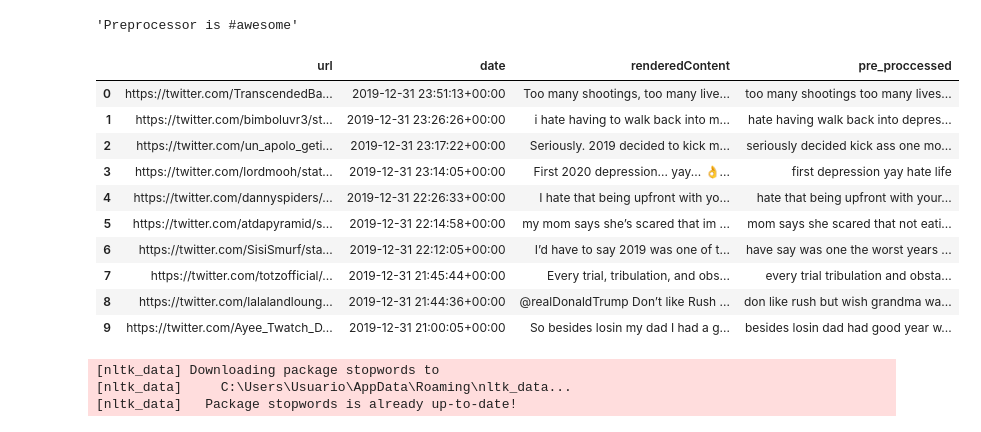
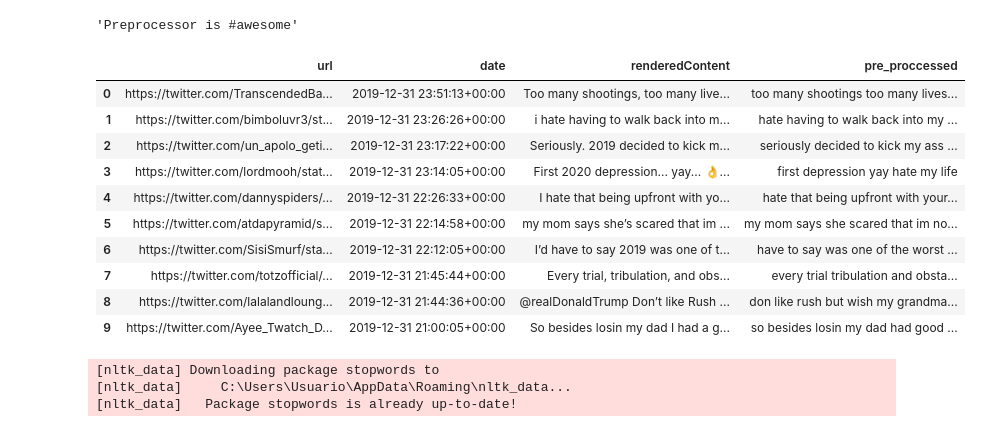
Before and after one commit to AnaPao1998/Thesis, a Jupyter notebook: data_to_use/testing_preprocess_libraries.ipynb, the cells around one changed output. Drawn from its saved outputs; the diff is of its cells as text; code cells hidden in the pictures.

```diff
--- a/data_to_use/testing_preprocess_libraries.ipynb
+++ b/data_to_use/testing_preprocess_libraries.ipynb
@@ -44,24 +50,24 @@ depression_df['pre_proccessed'] = depression_df['renderedContent'].apply(lambda
 # %%
 #removing punctuations, numbers and special characters
 #regular expression = any character that's not az or AZ or #
-depression_df['pre_proccessed'] = depression_df['pre_proccessed'].str.replace("[^a-zA-Z#]", " ")
+depression_df['pre_proccessed']= depression_df['pre_proccessed'].str.replace("[^a-zA-Z#]", " ")
 
 #removing short words
-depression_df['pre_proccessed'] = depression_df['pre_proccessed'].apply(lambda x: ' '.join([w for w in x.split() if len(w)>2]))
+depression_df['pre_proccessed'] = depression_df['pre_proccessed'].apply(lambda x: ' '.join([w for w in x.split() if len(w) > 1]))
 
 depression_df.head(10)
 # %% [output]
 |  | url | date | renderedContent | pre_proccessed |
 | 0 | https://twitter.com/TranscendedBa... | 2019-12-31 23:51:13+00:00 | Too many shootings, too many live... | too many shootings too many lives... |
-| 1 | https://twitter.com/bimboluvr3/st... | 2019-12-31 23:26:26+00:00 | i hate having to walk back into m... | hate having walk back into depres... |
-| 2 | https://twitter.com/un_apolo_geti... | 2019-12-31 23:17:22+00:00 | Seriously. 2019 decided to kick m... | seriously decided kick ass one mo... |
-| 3 | https://twitter.com/lordmooh/stat... | 2019-12-31 23:14:05+00:00 | First 2020 depression... yay... 👌... | first depression yay hate life |
+| 1 | https://twitter.com/bimboluvr3/st... | 2019-12-31 23:26:26+00:00 | i hate having to walk back into m... | hate having to walk back into my ... |
+| 2 | https://twitter.com/un_apolo_geti... | 2019-12-31 23:17:22+00:00 | Seriously. 2019 decided to kick m... | seriously decided to kick my ass ... |
+| 3 | https://twitter.com/lordmooh/stat... | 2019-12-31 23:14:05+00:00 | First 2020 depression... yay... 👌... | first depression yay hate my life |
 | 4 | https://twitter.com/dannyspiders/... | 2019-12-31 22:26:33+00:00 | I hate that being upfront with yo... | hate that being upfront with your... |
-| 5 | https://twitter.com/atdapyramid/s... | 2019-12-31 22:14:58+00:00 | my mom says she’s scared that im ... | mom says she scared that not eati... |
-| 6 | https://twitter.com/SisiSmurf/sta... | 2019-12-31 22:12:05+00:00 | I’d have to say 2019 was one of t... | have say was one the worst years ... |
+| 5 | https://twitter.com/atdapyramid/s... | 2019-12-31 22:14:58+00:00 | my mom says she’s scared that im ... | my mom says she scared that im no... |
+| 6 | https://twitter.com/SisiSmurf/sta... | 2019-12-31 22:12:05+00:00 | I’d have to say 2019 was one of t... | have to say was one of the worst ... |
 | 7 | https://twitter.com/totzofficial/... | 2019-12-31 21:45:44+00:00 | Every trial, tribulation, and obs... | every trial tribulation and obsta... |
-| 8 | https://twitter.com/lalalandloung... | 2019-12-31 21:44:36+00:00 | @realDonaldTrump Don’t like Rush ... | don like rush but wish grandma wa... |
-| 9 | https://twitter.com/Ayee_Twatch_D... | 2019-12-31 21:00:05+00:00 | So besides losin my dad I had a g... | besides losin dad had good year w... |
+| 8 | https://twitter.com/lalalandloung... | 2019-12-31 21:44:36+00:00 | @realDonaldTrump Don’t like Rush ... | don like rush but wish my grandma... |
+| 9 | https://twitter.com/Ayee_Twatch_D... | 2019-12-31 21:00:05+00:00 | So besides losin my dad I had a g... | so besides losin my dad had good ... |
 # %%
 nltk.download('stopwords')
 # %% [output]
```
Also changed, not shown: parts of 28 cells of this notebook, 9 other files.
